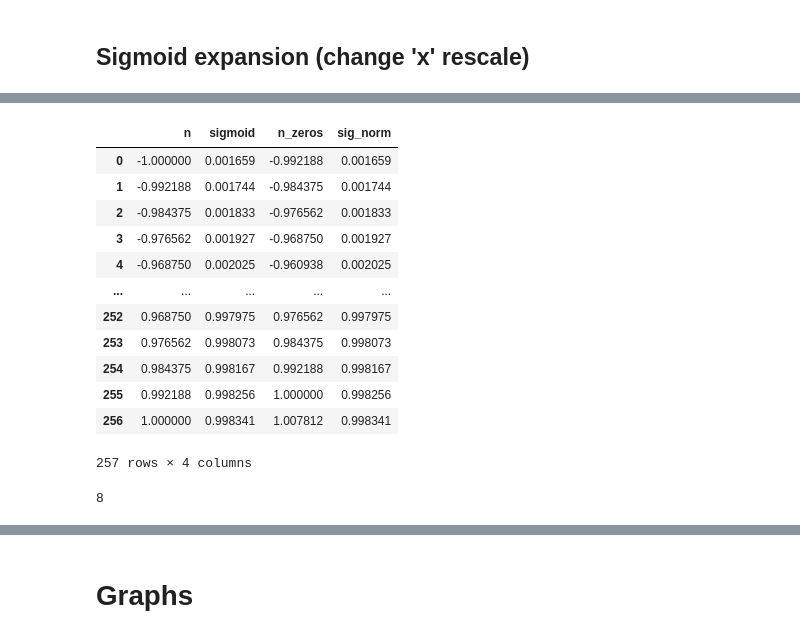
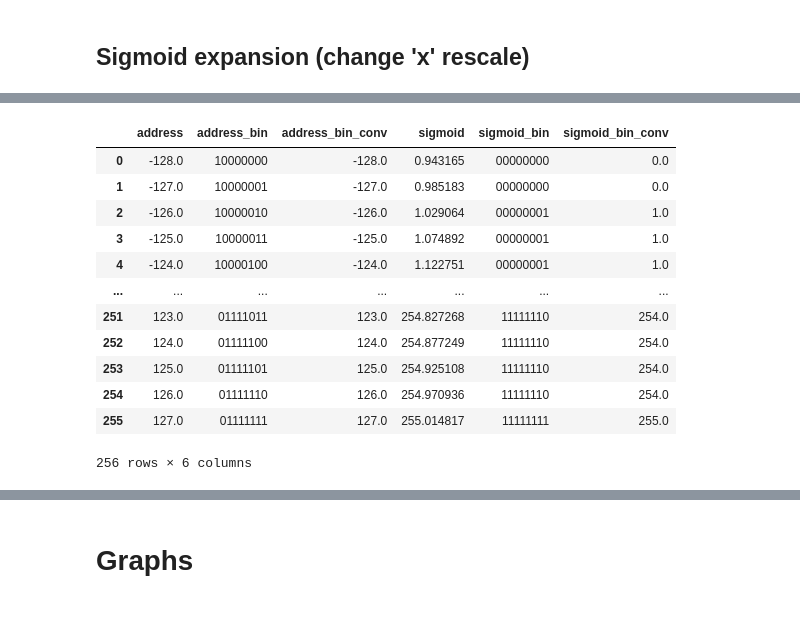
Before and after one commit to LuisSpader/DenseNN_to_VHDL, a Jupyter notebook: Python_script/utils/others/ROM.ipynb, the cells around one changed output, grey strips where cells are left out. Drawn from its saved outputs; the diff is of its cells as text; code cells hidden in the pictures.

```diff
--- a/Python_script/utils/others/ROM.ipynb
+++ b/Python_script/utils/others/ROM.ipynb
@@ -182,28 +187,26 @@ df_sigmoid
 # %%
 # # AJUSTANTO DATAFRAME CONFORME LIMITES DE REPRESENTAÇÃO
-# df_MV.loc[df_MV.X > upper_limit, 'X'] = upper_limit # substituindo valores maiores que o limite superior, pelo próprio limite superior
-# df_MV.loc[df_MV.X < low_limit, 'X'] = low_limit # substituindo valores maiores que o limite superior, pelo próprio limite superior
+# upper_limit = (sigmoid_range/2 - (1/2**(BIT_WIDTH-1))) * (2**(BIT_WIDTH-1))
+# low_limit = -(sigmoid_range/2) * (2**(BIT_WIDTH-1))
+# print(upper_limit,low_limit)
 
-# df_MV.loc[df_MV.Y > upper_limit, 'Y'] = upper_limit # substituindo valores maiores que o limite superior, pelo próprio limite superior
-# df_MV.loc[df_MV.Y < low_limit, 'Y'] = low_limit # substituindo valores maiores que o limite superior, pelo próprio limite superior
-# df_MV
+# df_bin['sigmoid'].loc[df_bin['sigmoid'] > upper_limit] = upper_limit # substituindo valores maiores que o limite superior, pelo próprio limite superior
+# df_bin['address'].loc[df_bin['address'] > upper_limit] = upper_limit # substituindo valores maiores que o limite superior, pelo próprio limite superior
+
+
+df_bin.drop(df_bin.tail(1).index,inplace=True) # drop last n rows
+df_bin
+# %% [output]
+|  | address | address_bin | address_bin_conv | sigmoid | sigmoid_bin | sigmoid_bin_conv |
+| 0 | -128.0 | 10000000 | -128.0 | 0.943165 | 00000000 | 0.0 |
+| 1 | -127.0 | 10000001 | -127.0 | 0.985183 | 00000000 | 0.0 |
+| 2 | -126.0 | 10000010 | -126.0 | 1.029064 | 00000001 | 1.0 |
+| 3 | -125.0 | 10000011 | -125.0 | 1.074892 | 00000001 | 1.0 |
+| 4 | -124.0 | 10000100 | -124.0 | 1.122751 | 00000001 | 1.0 |
+| ... | ... | ... | ... | ... | ... | ... |
+| 251 | 123.0 | 01111011 | 123.0 | 254.827268 | 11111110 | 254.0 |
+| 252 | 124.0 | 01111100 | 124.0 | 254.877249 | 11111110 | 254.0 |
+| 253 | 125.0 | 01111101 | 125.0 | 254.925108 | 11111110 | 254.0 |
+| 254 | 126.0 | 01111110 | 126.0 | 254.970936 | 11111110 | 254.0 |
+| 255 | 127.0 | 01111111 | 127.0 | 255.014817 | 11111111 | 255.0 |
+256 rows × 6 columns
-# %%
-df_sigmoid
-# %% [output]
-|  | n | sigmoid | n_zeros | sig_norm |
-| 0 | -1.000000 | 0.001659 | -0.992188 | 0.001659 |
-| 1 | -0.992188 | 0.001744 | -0.984375 | 0.001744 |
-| 2 | -0.984375 | 0.001833 | -0.976562 | 0.001833 |
-| 3 | -0.976562 | 0.001927 | -0.968750 | 0.001927 |
-| 4 | -0.968750 | 0.002025 | -0.960938 | 0.002025 |
-| ... | ... | ... | ... | ... |
-| 252 | 0.968750 | 0.997975 | 0.976562 | 0.997975 |
-| 253 | 0.976562 | 0.998073 | 0.984375 | 0.998073 |
-| 254 | 0.984375 | 0.998167 | 0.992188 | 0.998167 |
-| 255 | 0.992188 | 0.998256 | 1.000000 | 0.998256 |
-| 256 | 1.000000 | 0.998341 | 1.007812 | 0.998341 |
-257 rows × 4 columns
-# %%
-n_mantissa
-# %% [output]
-8
```
Also changed, not shown: parts of 40 cells of this notebook, 2 other files.
